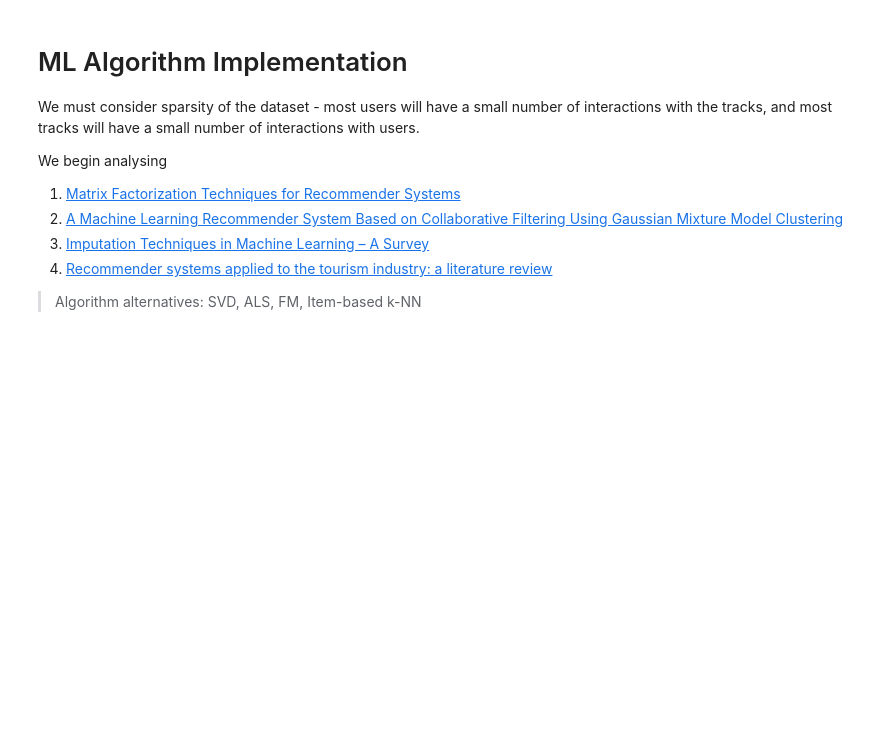
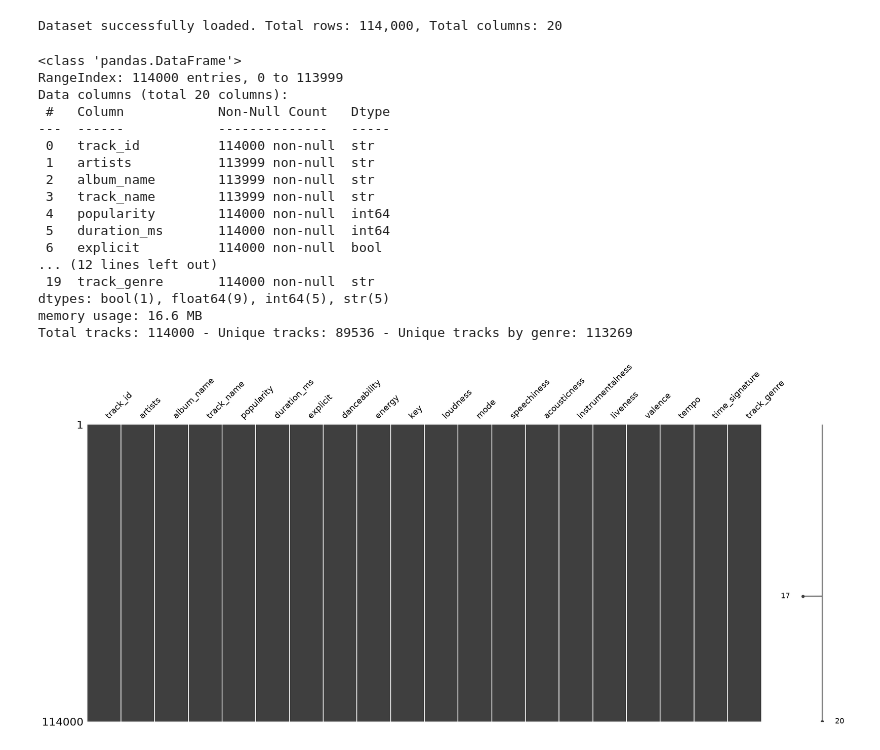
Before and after one commit to julesrif/ML-Music-Recommender-System, a Jupyter notebook: main.ipynb, the cells around one changed output. Cells and saved outputs as stored; diff of their text form; code cells hidden in the pictures; blank space fills up the shorter version.

Commit message:
focus on initial dataset and plot audio features

```diff
--- a/main.ipynb
+++ b/main.ipynb
@@ -109,11 +29,49 @@ display(df_spotify)
-# %% [markdown]
-# ML Algorithm Implementation
-We must consider sparsity of the dataset - most users will have a small number of interactions with the tracks, and most tracks will have a small number of interactions with users.
-
-We begin analysing
-1. [Matrix Factorization Techniques for Recommender Systems](https://doi.org/10.1109/MC.2009.263)
-2. [A Machine Learning Recommender System Based on Collaborative Filtering Using Gaussian Mixture Model Clustering](https://doi.org/10.22541/au.160897179.93005705/v1)
-3. [Imputation Techniques in Machine Learning – A Survey](https://doi.org/10.17762/ijritcc.v11i10.8662)
-4. [Recommender systems applied to the tourism industry: a literature review](https://doi.org/10.1080/23311975.2024.2367088)
-
-> Algorithm alternatives: SVD, ALS, FM, Item-based k-NN
+# %%
+# Load Kaggle Spotify Selection Dataset
+datasets_path = Path("dataset")
+csv_file = datasets_path / "dataset.csv"
+
+if not csv_file.exists():
+    print("Downloading Spotify Selection Dataset from Kaggle...")
+    kaggle.api.dataset_download_files(
+        "maharshipandya/-spotify-tracks-dataset", path=datasets_path, unzip=True
+    )
+
+df_tracks = pd.read_csv(csv_file)
+
+# Drop index column if present
+if "Unnamed: 0" in df_tracks.columns:
+    df_tracks = df_tracks.drop(columns=["Unnamed: 0"])
+
+print(f"Dataset successfully loaded. Total rows: {len(df_tracks):,}, Total columns: {len(df_tracks.columns)}")
+# %% [output]
+Dataset successfully loaded. Total rows: 114,000, Total columns: 20
+# %%
+df_tracks.info() # Initial Inspection
+missingno.matrix(df_tracks)
+df_tracks.describe()
+
+# look for duplicates
+all_tracks = len(df_tracks) # count total
+unique_tracks = len(df_tracks[['artists', 'track_name', 'album_name', 'tempo']].drop_duplicates()) # count unique combinations for the same artist and track name
+unique_tracks_w_genre = len(df_tracks[['artists', 'track_name', 'album_name', 'tempo', 'track_genre']].drop_duplicates())
+print(f"Total tracks: {all_tracks} - Unique tracks: {unique_tracks} - Unique tracks by genre: {unique_tracks_w_genre}")
+# %% [output]
+<class 'pandas.DataFrame'>
+RangeIndex: 114000 entries, 0 to 113999
+Data columns (total 20 columns):
+ #   Column            Non-Null Count   Dtype
+---  ------            --------------   -----
+ 0   track_id          114000 non-null  str
+ 1   artists           113999 non-null  str
+ 2   album_name        113999 non-null  str
+ 3   track_name        113999 non-null  str
+ 4   popularity        114000 non-null  int64
+ 5   duration_ms       114000 non-null  int64
+ 6   explicit          114000 non-null  bool
+... (12 lines left out)
+ 19  track_genre       114000 non-null  str
+dtypes: bool(1), float64(9), int64(5), str(5)
+memory usage: 16.6 MB
+Total tracks: 114000 - Unique tracks: 89536 - Unique tracks by genre: 113269
+[figure, added]
```
Also changed, not shown: parts of 20 cells of this notebook, 2 other files.
